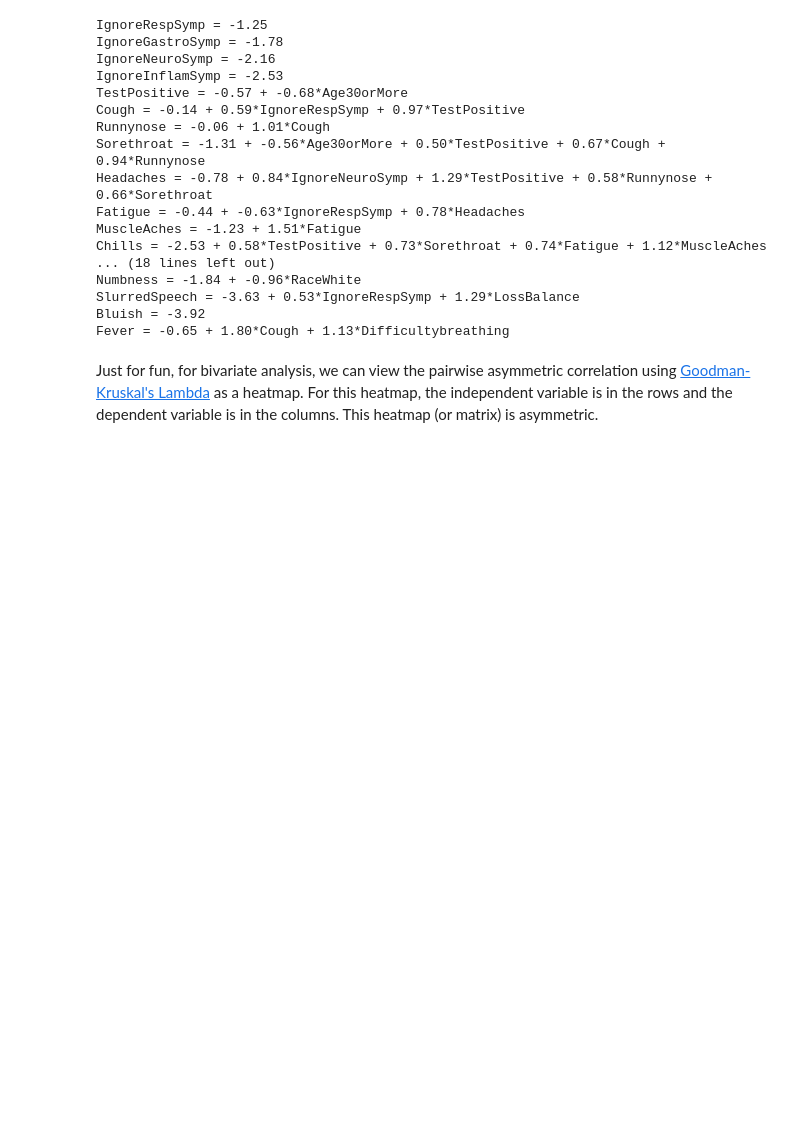
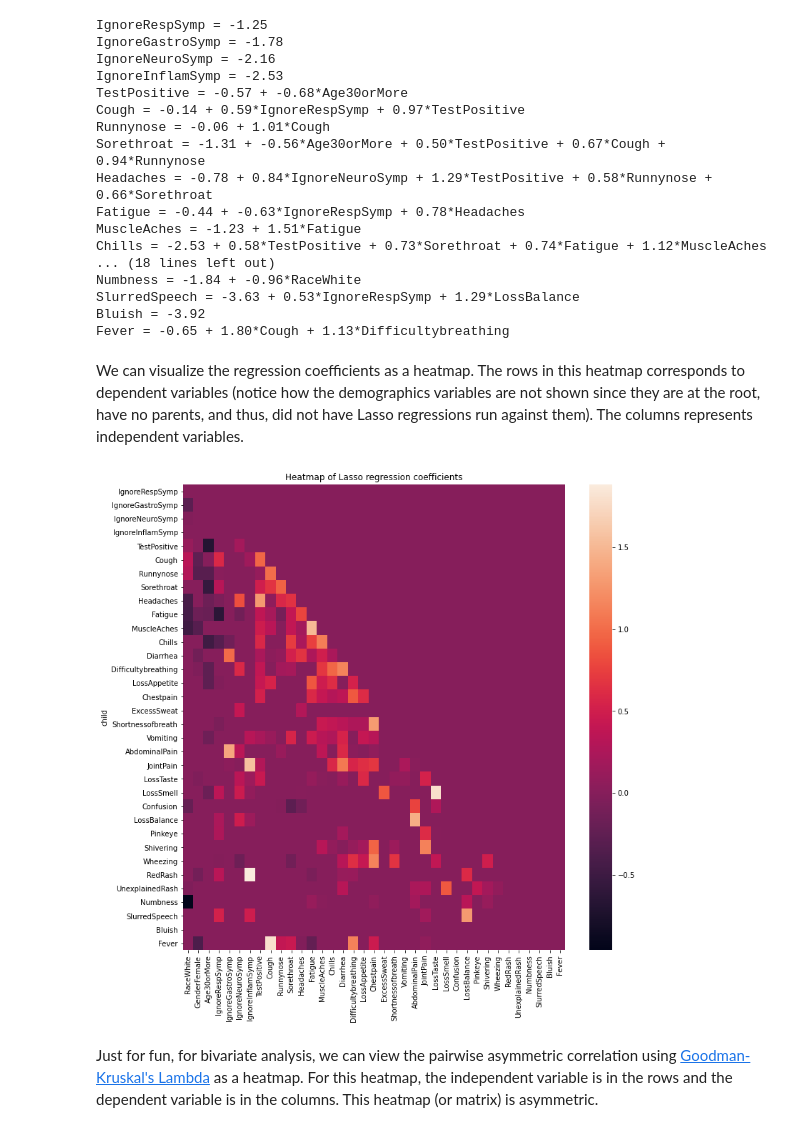
Before and after one commit to oneoffcoder/lasso-bbn, a Jupyter notebook: docs/source/example.ipynb, the cells around one changed output. Drawn from its saved outputs; the diff is of its cells as text; code cells hidden in the pictures; blank space fills up the shorter version.

Commit message:
add heatmap for regression coefficients

```diff
--- a/docs/source/example.ipynb
+++ b/docs/source/example.ipynb
@@ -108,6 +108,21 @@ Numbness = -1.84 + -0.96*RaceWhite
 SlurredSpeech = -3.63 + 0.53*IgnoreRespSymp + 1.29*LossBalance
 Bluish = -3.92
 Fever = -0.65 + 1.80*Cough + 1.13*Difficultybreathing
+# %% [markdown]
+We can visualize the regression coefficients as a heatmap. The rows in this heatmap corresponds to dependent variables (notice how the demographics variables are not shown since they are at the root, have no parents, and thus, did not have Lasso regressions run against them). The columns represents independent variables.
+# %%
+import seaborn as sns
+import matplotlib.pyplot as plt
+
+mp_df = model_params[[c for c in model_params if c not in ['child', 'intercept']]]
+mp_df.index = model_params['child']
+
+fig, ax = plt.subplots(figsize=(12, 12))
+
+_ = sns.heatmap(mp_df)
+_ = ax.set_title('Heatmap of Lasso regression coefficients')
+# %% [output]
+[figure, added]
 # %% [markdown]
 Just for fun, for bivariate analysis, we can view the pairwise asymmetric correlation using [Goodman-Kruskal's Lambda](https://py-pair.readthedocs.io/deepdives.html#goodman-kruskal-s-lambda) as a heatmap. For this heatmap, the independent variable is in the rows and the dependent variable is in the columns. This heatmap (or matrix) is asymmetric.
 # %%
```
Also changed, not shown: parts of 2 cells of this notebook.
